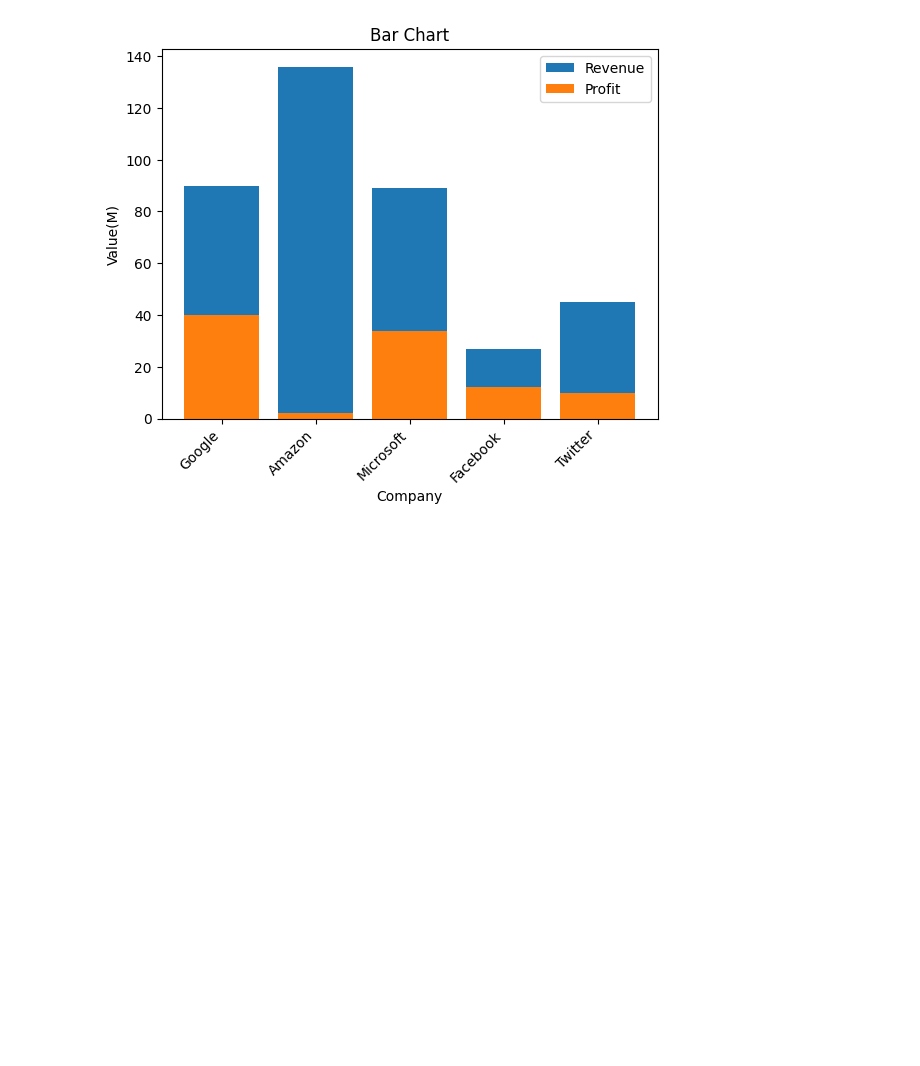
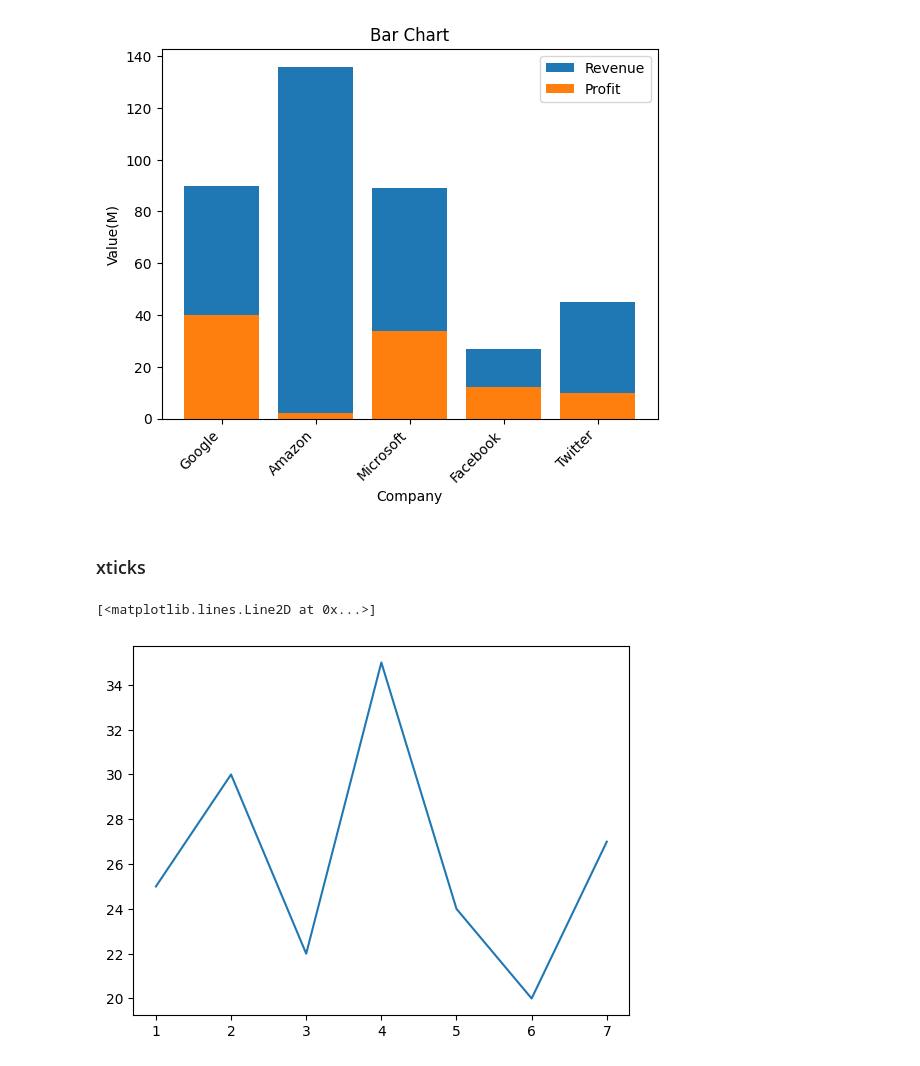
Before and after one commit to MboyaDan/Datascience, a Jupyter notebook: matplotlib/intro.ipynb, the cells around one changed output. Drawn from its saved outputs; the diff is of its cells as text; code cells hidden in the pictures; blank space fills up the shorter version.

Commit message:
Matplotlib outro

```diff
--- a/matplotlib/intro.ipynb
+++ b/matplotlib/intro.ipynb
@@ -268,3 +268,15 @@ plt.title('Bar Chart')
 # %% [output]
 Text(0.5, 1.0, 'Bar Chart')
 [figure]
+# %% [markdown]
+### xticks
+# %%
+# control the x-axis ticks and labels
+
+days = [1,2,3,4,5,6,7]
+temperature = [25,30,22,35,24,20,27]
+
+plt.plot(days,temperature)
+# %% [output]
+[<matplotlib.lines.Line2D at 0x...>]
+[figure, added]
```
Also changed, not shown: parts of 14 cells of this notebook.
